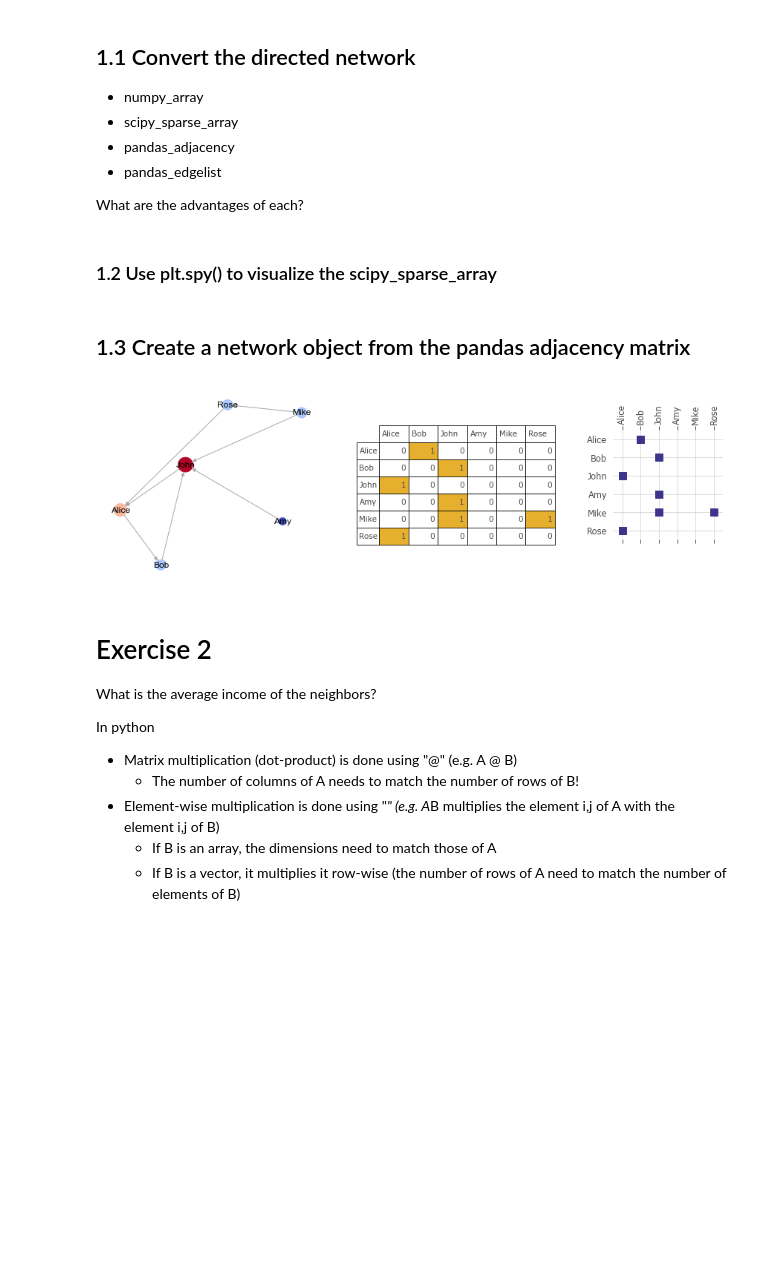
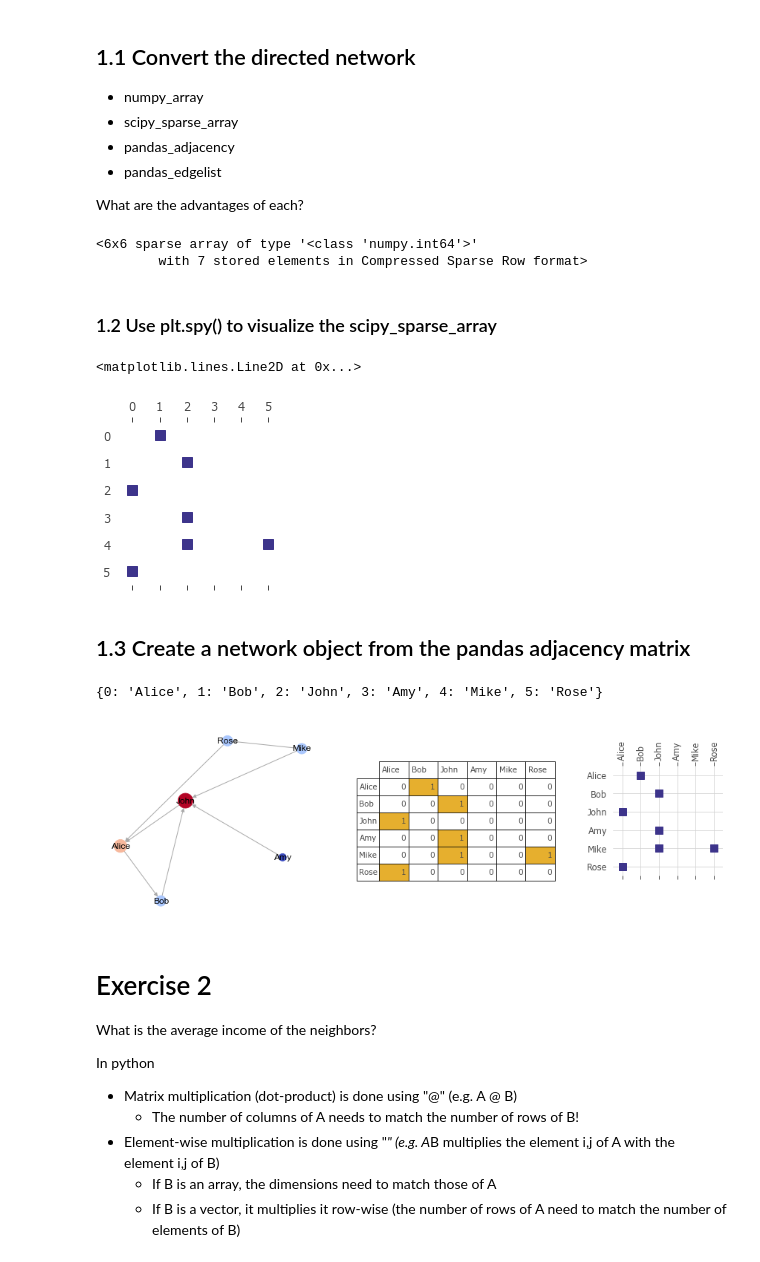
Before and after one commit to jgarciab/one_day_network_science, a Jupyter notebook: Code/solutions_2_matrix_multiplication.ipynb, the cells around one changed output. Drawn from its saved outputs; the diff is of its cells as text; code cells hidden in the pictures; blank space fills up the shorter version.

```diff
--- a/Code/solutions_2_matrix_multiplication.ipynb
+++ b/Code/solutions_2_matrix_multiplication.ipynb
@@ -156,23 +156,36 @@ df
 What are the advantages of each?
 # %%
 ## 1.1 Convert the directed network
-#Example: A = nx.to_scipy_sparse_array(G_dir, nodelist=list(G_dir.nodes()), weight=1)
+#Example:
+A = nx.to_scipy_sparse_array(G_dir, nodelist=list(G_dir.nodes()), weight=1)
+A
+# %% [output]
+<6x6 sparse array of type '<class 'numpy.int64'>'
+        with 7 stored elements in Compressed Sparse Row format>
 # %% [markdown]
 ### 1.2 Use plt.spy() to visualize the scipy_sparse_array
 # %%
-# plt.spy()
+plt.spy(A)
+# %% [output]
+<matplotlib.lines.Line2D at 0x...>
+[figure, added]
 # %% [markdown]
 ## 1.3 Create a network object from the pandas adjacency matrix
 # %%
 # Convert to graph
 A = nx.to_scipy_sparse_array(G_dir, nodelist=list(G_dir.nodes()), weight=1)
-G = nx.from_numpy_array(A, create_using=nx.DiGraph())
+
+
+
+G = nx.from_scipy_sparse_array(A, create_using=nx.DiGraph())
 d_names = {i: node for i,node in enumerate(G_dir.nodes())}
+print(d_names)
 G = nx.relabel_nodes(G, d_names) #add back labels (lost during the conversion)
 plot_network_adj(G)
 
 #I packed this in G = adj_to_net(A, d_names)
 # %% [output]
+{0: 'Alice', 1: 'Bob', 2: 'John', 3: 'Amy', 4: 'Mike', 5: 'Rose'}
 [figure]
 # %% [markdown]
 # Exercise 2
```
Also changed, not shown: parts of 6 cells of this notebook, 3 other files.
